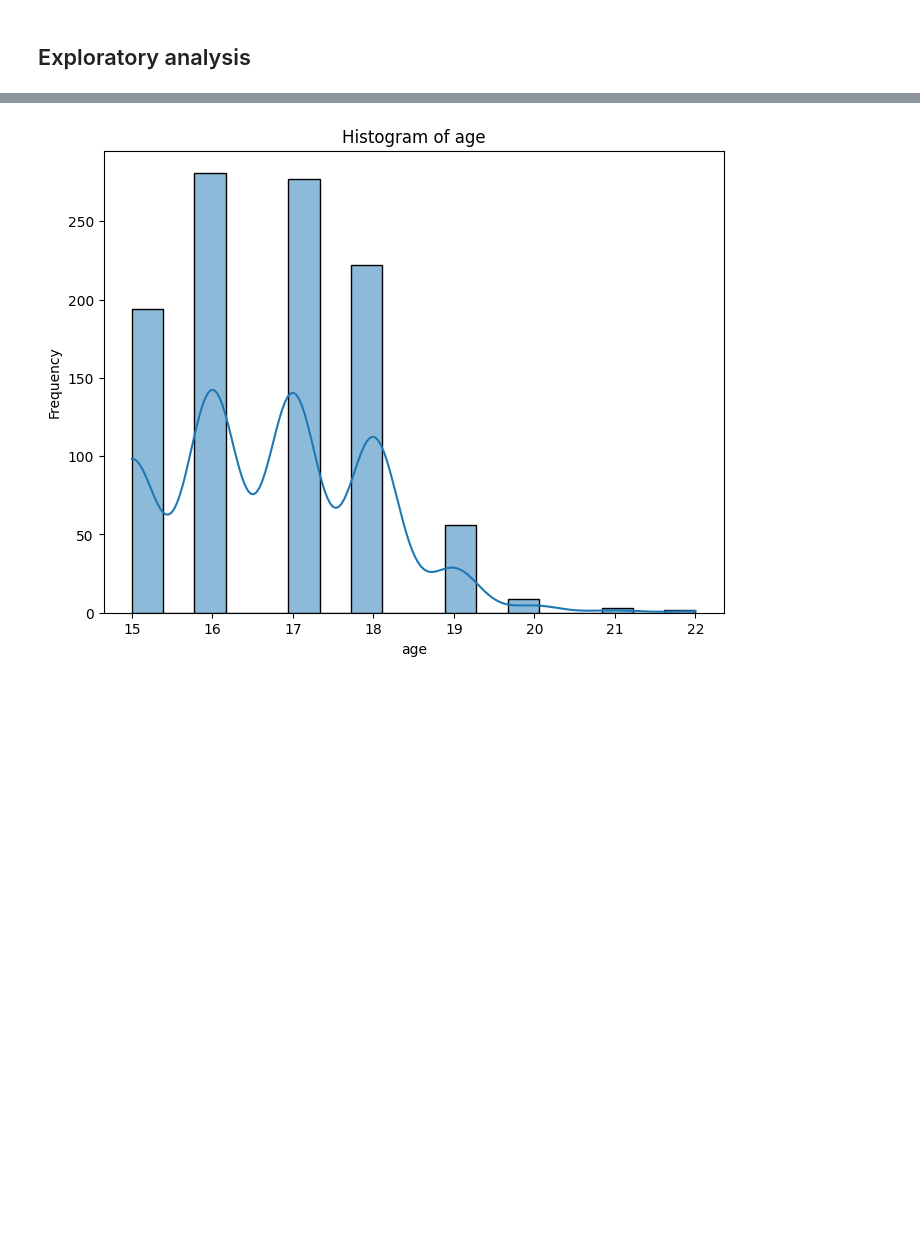
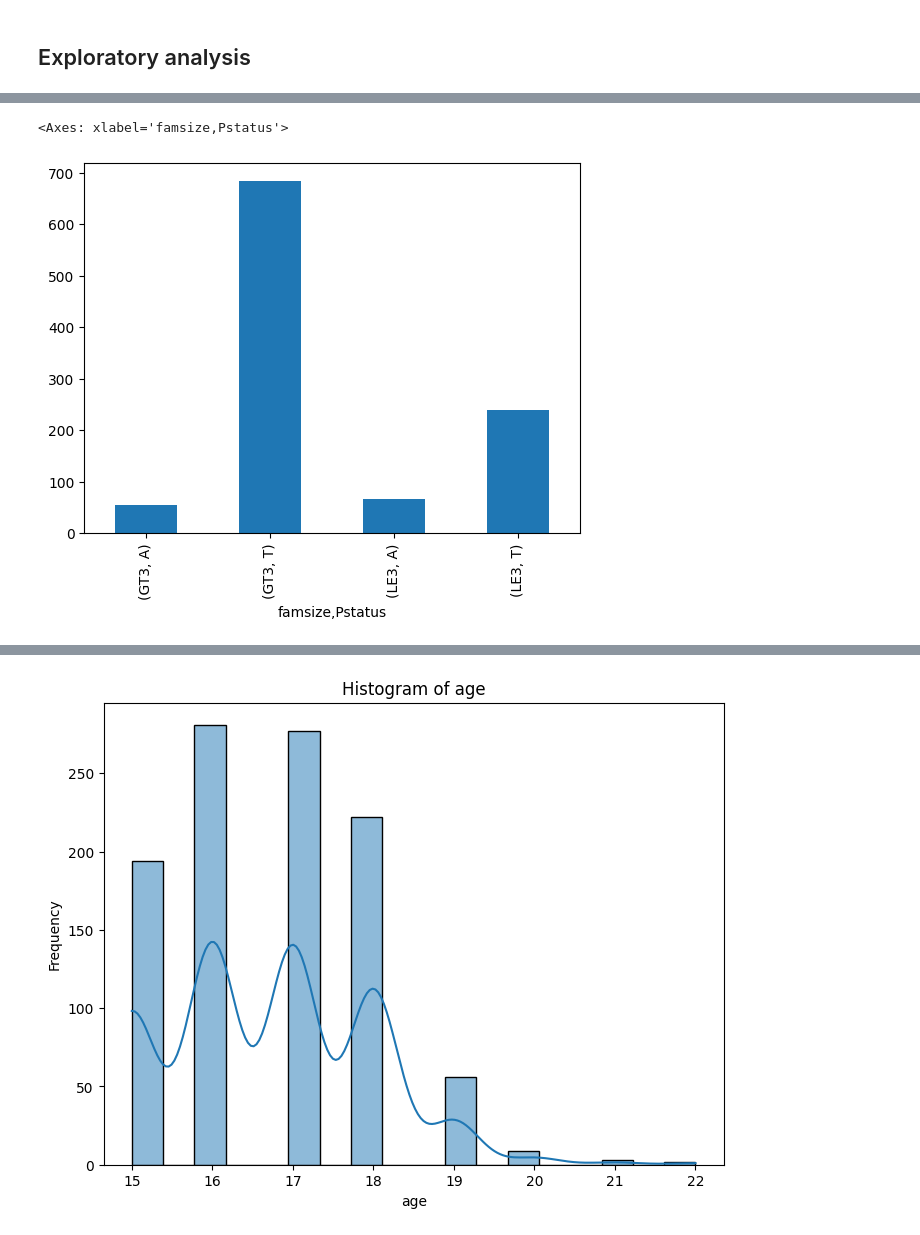
Before and after one commit to 75andybermond/Predict_Student_Performance, a Jupyter notebook: merge.ipynb, the cells around one changed output, grey strips where cells are left out. Saved outputs shown, nothing was run; the diff lists cells and outputs as text; code cells hidden in the pictures; blank space fills up the shorter version.

```diff
--- a/merge.ipynb
+++ b/merge.ipynb
@@ -89,3 +90,14 @@ merged_df.describe()
 | 50% | 17.000000 | 3.000000 | 2.000000 | 1.000000 | 2.000000 | 0.000000 | 4.000000 | 3.000000 | 3.000000 | 1.000000 | ... |
 | 75% | 18.000000 | 4.000000 | 3.000000 | 2.000000 | 2.000000 | 0.000000 | 5.000000 | 4.000000 | 4.000000 | 2.000000 | ... |
 | max | 22.000000 | 4.000000 | 4.000000 | 4.000000 | 4.000000 | 3.000000 | 5.000000 | 5.000000 | 5.000000 | 5.000000 | ... |
+# %%
+# group by familly columns
+
+merged_df.groupby(['famsize', 'Pstatus']).size()
+
+# plot the bar chart of famsize and Pstatus
+
+merged_df.groupby(['famsize', 'Pstatus']).size().plot(kind='bar')
+# %% [output]
+<Axes: xlabel='famsize,Pstatus'>
+[figure, added]
```
Also changed, not shown: parts of 13 cells of this notebook.
